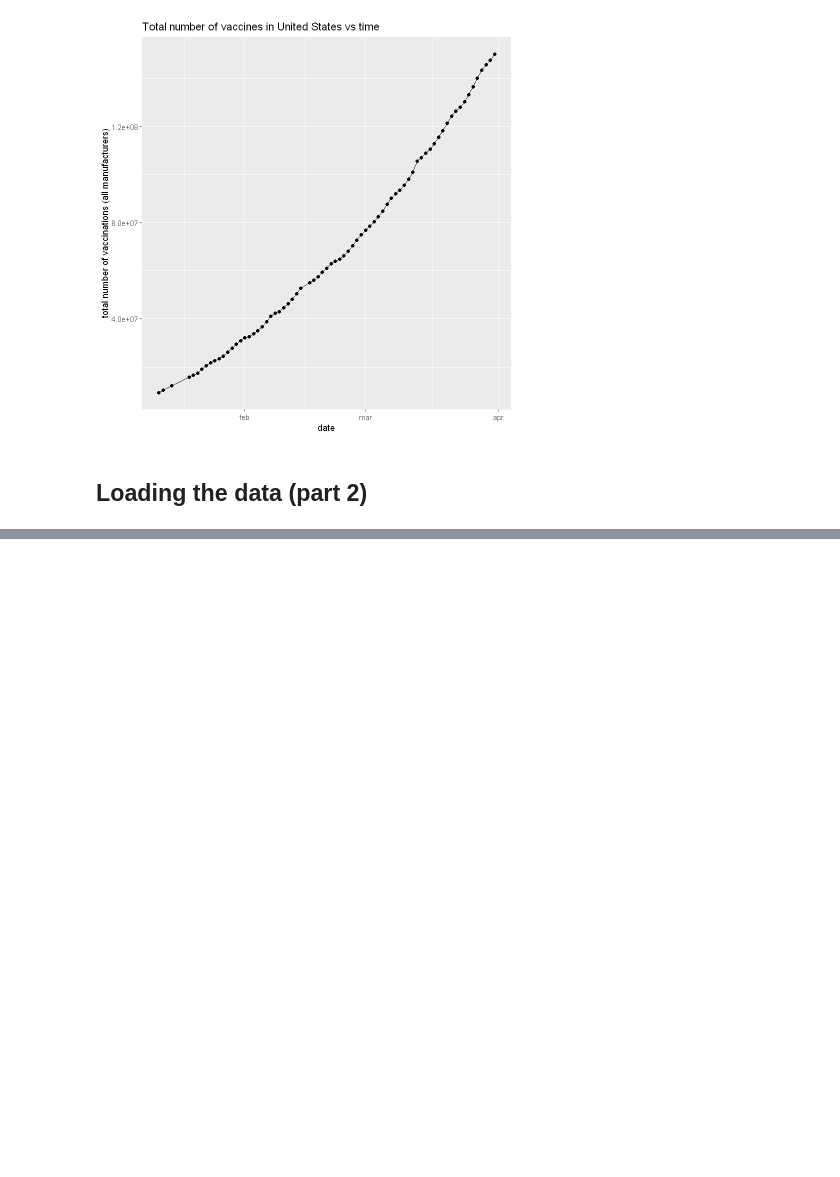
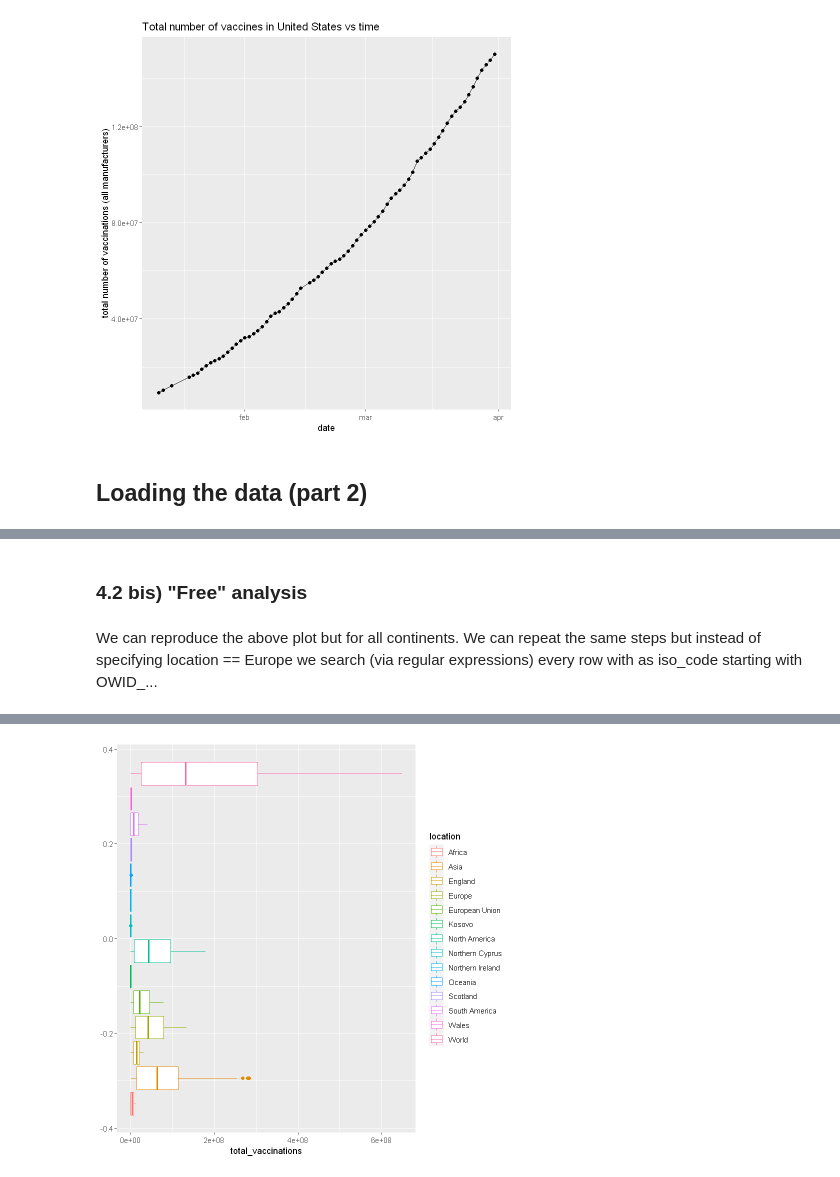
Before and after one commit to marco-giunta/AdvStatPhysAn, a Jupyter notebook: compito_1.ipynb, the cells around one changed output, grey strips where cells are left out. Drawn from its saved outputs; the diff is of its cells as text; code cells hidden in the pictures; blank space fills up the shorter version.

```diff
--- a/compito_1.ipynb
+++ b/compito_1.ipynb
@@ -695,0 +713,11 @@ A spec_tbl_df: 10080 × 12
+# %% [markdown]
+### 4.2 bis) "Free" analysis
+# %% [markdown]
+We can reproduce the above plot but for all continents. We can repeat the same steps but instead of specifying location == Europe we search (via regular expressions) every row with as iso_code starting with OWID_...
+# %%
+#covid2[str_detect(covid2$iso_code, "^OWID_.*"),]
+covid.continents <- covid2[grepl("^OWID_.*", covid2$iso_code),] #these two lines are equivalent, see the documentation
+#covid.continents #^OWID_.* means: mathc any line starting with OWID_ followed by any character (.) 0 or more times (*)
+g <- ggplot(data = covid.continents, aes(x = total_vaccinations, col = location)) + geom_boxplot()
+g
+# %% [output]
@@ -695,0 +726 @@ A spec_tbl_df: 10080 × 12
+[figure, added]
```
Also changed, not shown: parts of 9 cells of this notebook.
